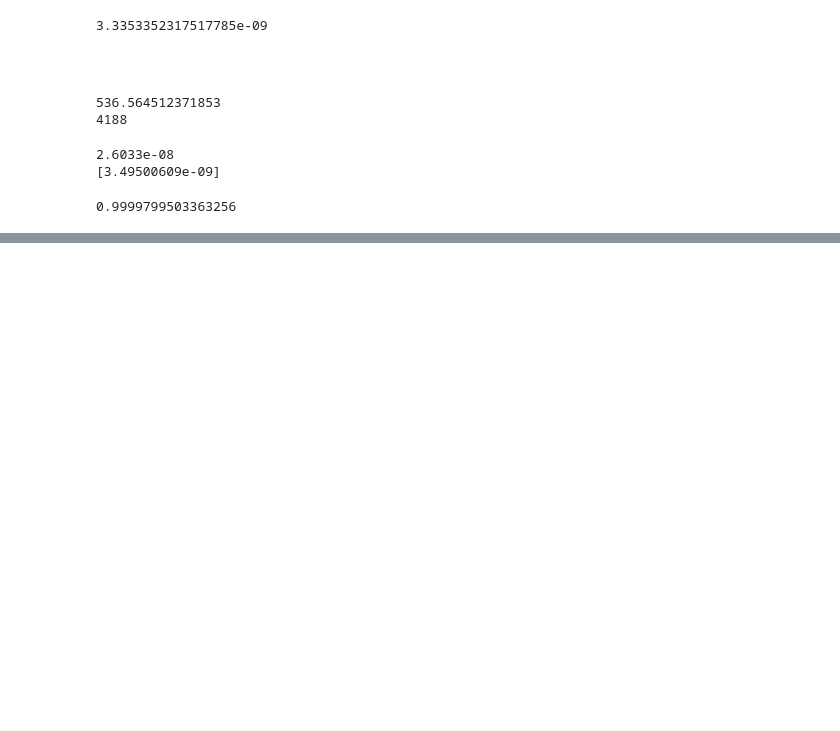
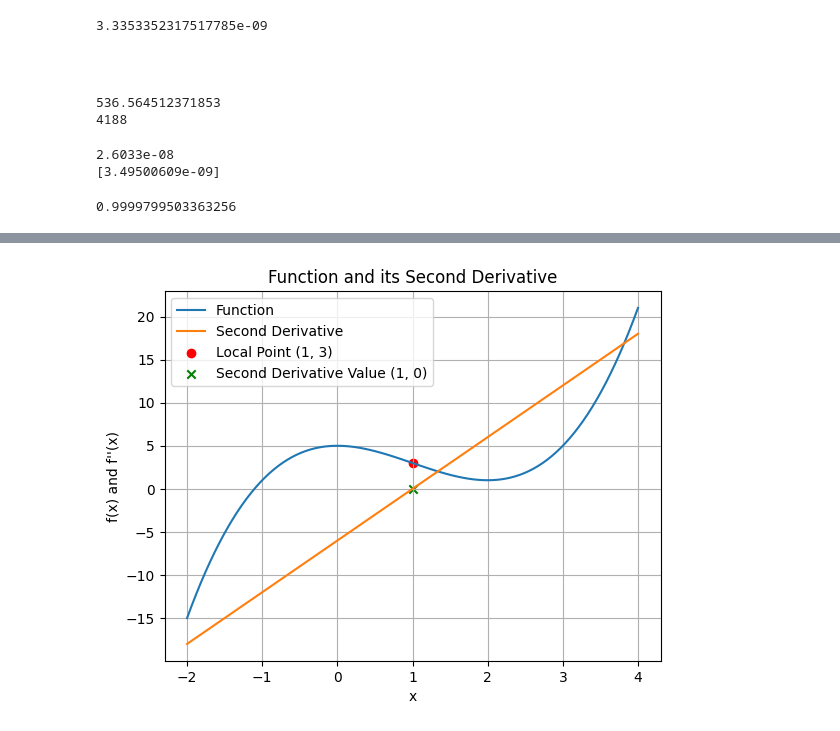
Before and after one commit to gosow9/Data_analytics, a Jupyter notebook: project_3/project_03.ipynb, the cells around one changed output, grey strips where cells are left out. Cells and saved outputs as stored; diff of their text form; code cells hidden in the pictures; blank space fills up the shorter version.

```diff
--- a/project_3/project_03.ipynb
+++ b/project_3/project_03.ipynb
@@ -171,0 +328,43 @@ print(v1/v2)
+# %%
+import numpy as np
+import matplotlib.pyplot as plt
+import sympy as sp
+x = sp.Symbol('x')
+
+# Define the function (replace this with your function)
+f = x**3 - 3*x**2 + 5
+
+# Find the second derivative
+f_2nd_derivative = f.diff(x, 2)
+local_point = 1  # Replace this with your local point
+
+# Evaluate the second derivative at the local point
+f_2nd_derivative_value = f_2nd_derivative.subs(x, local_point)
+f_np = sp.lambdify(x, f, 'numpy')
+f_2nd_derivative_np = sp.lambdify(x, f_2nd_derivative, 'numpy')
+
+x_values = np.linspace(-2, 4, 100)  # Adjust the range as needed
+
+# Plot the function
+plt.plot(x_values, f_np(x_values), label='Function')
+
+# Plot the second derivative
+plt.plot(x_values, f_2nd_derivative_np(x_values), label='Second Derivative')
+
+# Mark the local point
+plt.scatter(local_point, f_np(local_point), c='r', marker='o', label=f'Local Point ({local_point}, {f_np(local_point)})')
+plt.scatter(local_point, f_2nd_derivative_value, c='g', marker='x', label=f'Second Derivative Value ({local_point}, {f_2nd_derivative_value})')
+
+plt.xlabel('x')
+plt.ylabel('f(x) and f\'\'(x)')
+plt.title('Function and its Second Derivative')
+plt.legend()
+plt.grid(True)
+
+# Save the plot as a file (optional)
+plt.savefig('function_and_second_derivative.png', dpi=300)
+
+# Show the plot
+plt.show()
+# %% [output]
+[figure, added]
```
Also changed, not shown: parts of 23 cells of this notebook.
